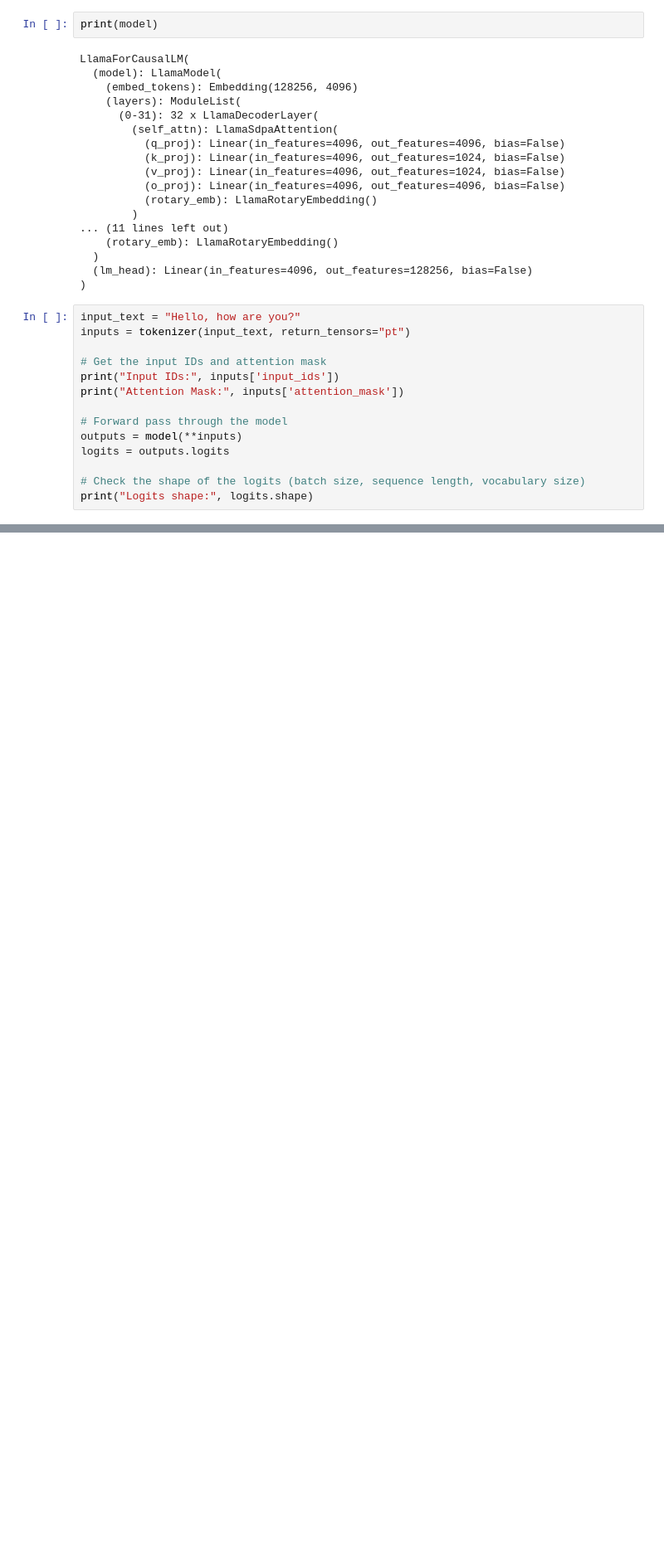
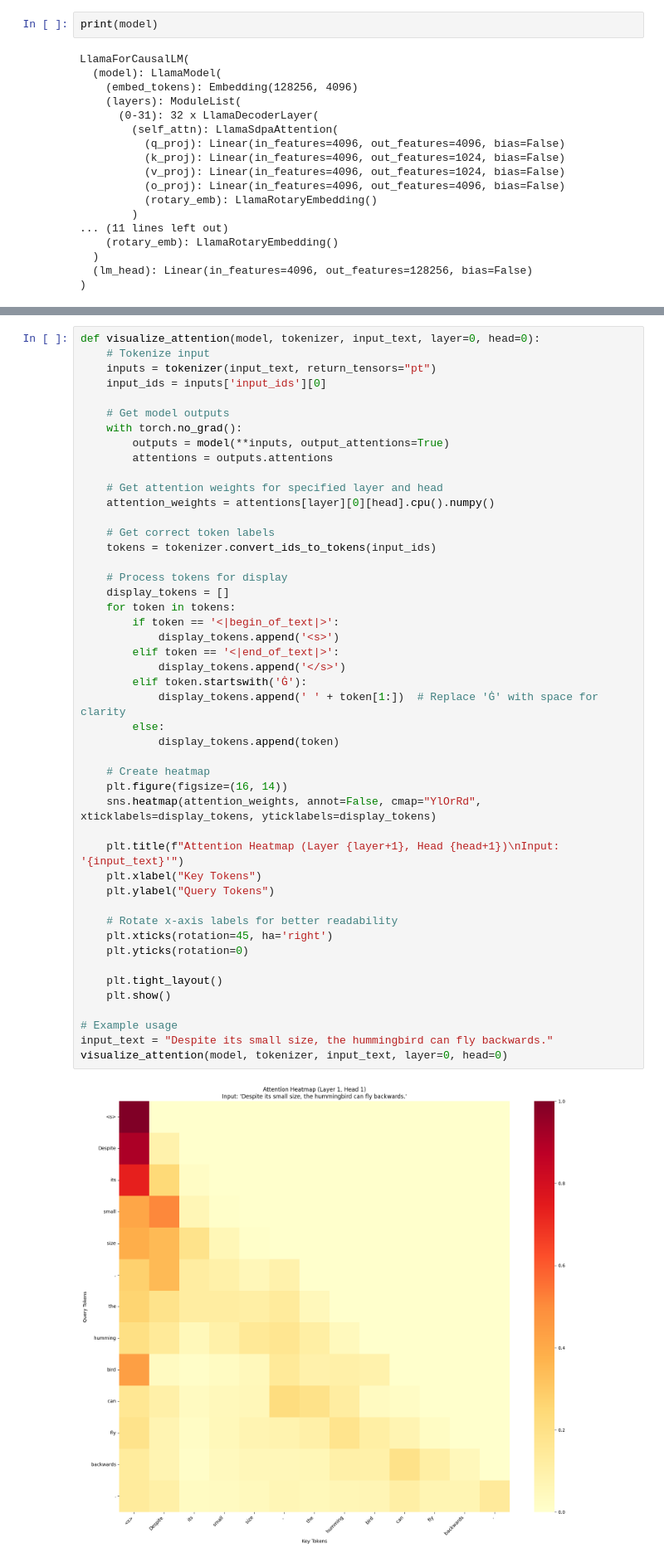
Before and after one commit to aadityaubhat/llama_playground, a Jupyter notebook: llama_playground.ipynb, the cells around one changed output, grey strips where cells are left out. Shown at 83% size. Drawn from its saved outputs; the diff is of its cells as text; blank space fills up the shorter version.

```diff
--- a/llama_playground.ipynb
+++ b/llama_playground.ipynb
@@ -39,17 +61,3 @@ LlamaForCausalLM(
   )
   (lm_head): Linear(in_features=4096, out_features=128256, bias=False)
 )
-# %%
-input_text = "Hello, how are you?"
-inputs = tokenizer(input_text, return_tensors="pt")
-
-# Get the input IDs and attention mask
-print("Input IDs:", inputs['input_ids'])
-print("Attention Mask:", inputs['attention_mask'])
-
-# Forward pass through the model
-outputs = model(**inputs)
-logits = outputs.logits
-
-# Check the shape of the logits (batch size, sequence length, vocabulary size)
-print("Logits shape:", logits.shape)
@@ -60,0 +129,49 @@ Logits shape: torch.Size([1, 7, 128256])
+# %%
+def visualize_attention(model, tokenizer, input_text, layer=0, head=0):
+    # Tokenize input
+    inputs = tokenizer(input_text, return_tensors="pt")
+    input_ids = inputs['input_ids'][0]
+
+    # Get model outputs
+    with torch.no_grad():
+        outputs = model(**inputs, output_attentions=True)
+        attentions = outputs.attentions
+
+    # Get attention weights for specified layer and head
+    attention_weights = attentions[layer][0][head].cpu().numpy()
+
+    # Get correct token labels
+    tokens = tokenizer.convert_ids_to_tokens(input_ids)
+
+    # Process tokens for display
+    display_tokens = []
+    for token in tokens:
+        if token == '<|begin_of_text|>':
+            display_tokens.append('<s>')
+        elif token == '<|end_of_text|>':
+            display_tokens.append('</s>')
+        elif token.startswith('Ġ'):
+            display_tokens.append(' ' + token[1:])  # Replace 'Ġ' with space for clarity
+        else:
+            display_tokens.append(token)
+
+    # Create heatmap
+    plt.figure(figsize=(16, 14))
+    sns.heatmap(attention_weights, annot=False, cmap="YlOrRd", xticklabels=display_tokens, yticklabels=display_tokens)
+
+    plt.title(f"Attention Heatmap (Layer {layer+1}, Head {head+1})\nInput: '{input_text}'")
+    plt.xlabel("Key Tokens")
+    plt.ylabel("Query Tokens")
+
+    # Rotate x-axis labels for better readability
+    plt.xticks(rotation=45, ha='right')
+    plt.yticks(rotation=0)
+
+    plt.tight_layout()
+    plt.show()
+
+# Example usage
+input_text = "Despite its small size, the hummingbird can fly backwards."
+visualize_attention(model, tokenizer, input_text, layer=0, head=0)
+# %% [output]
+[figure, added]
```
Also changed, not shown: parts of 23 cells of this notebook.
